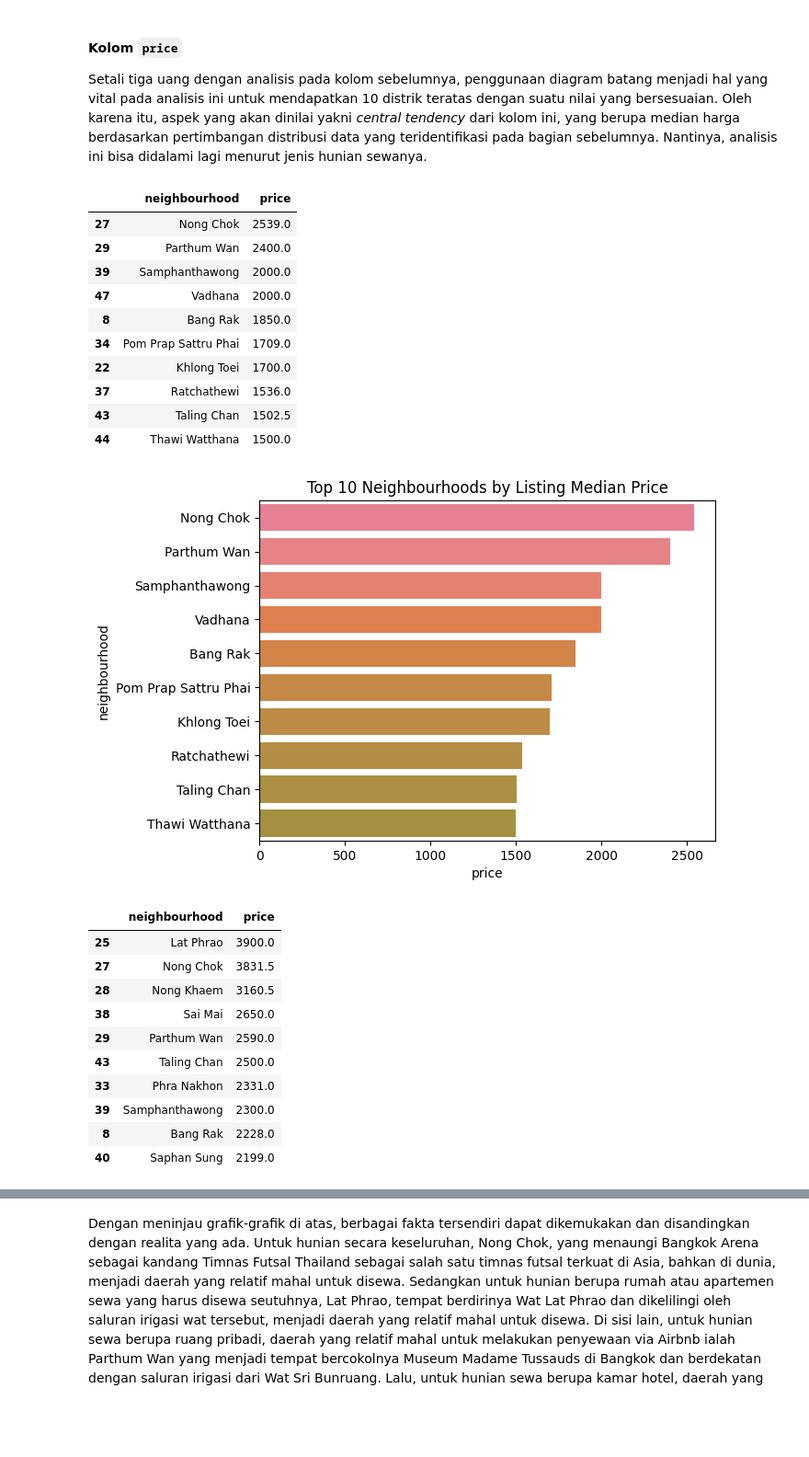
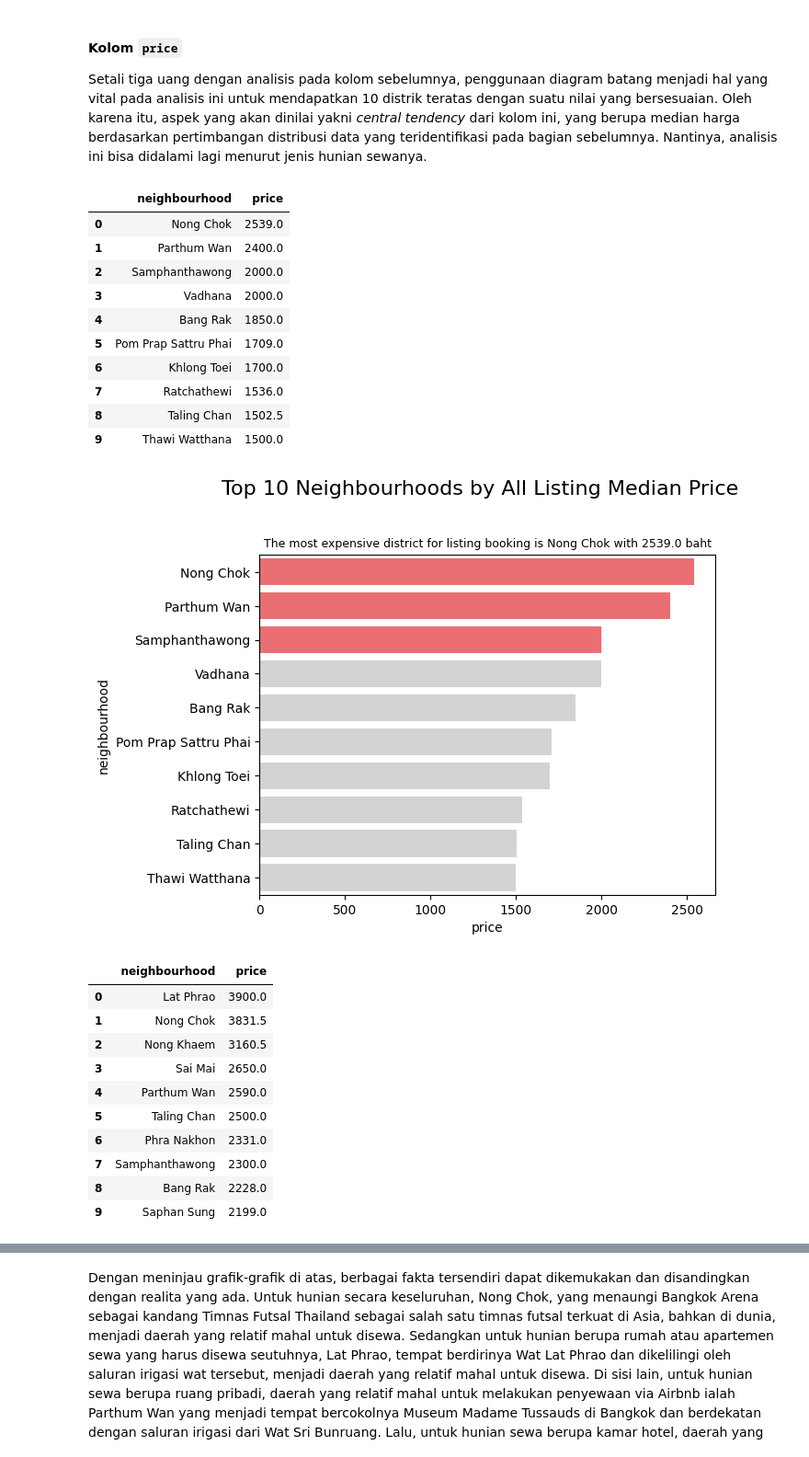
Before and after one commit to mrarvandy/capstone-project-module-2-jcdsol-016, a Jupyter notebook: data-analysis.ipynb, the cells around one changed output, grey strips where cells are left out. Shown at 92% size. Saved outputs shown, nothing was run; the diff lists cells and outputs as text; code cells hidden in the pictures; blank space fills up the shorter version.

```diff
--- a/data-analysis.ipynb
+++ b/data-analysis.ipynb
@@ -136,7 +137,7 @@ for column in df_numeric_columns:
     if (column not in ['id', 'host_id', 'latitude', 'longitude']):
         rowNum = plotPoint // 3
         colNum = plotPoint % 3
-        sns.histplot(data = df[column].dropna(), kde = True, ax = axes[rowNum, colNum], bins = 25)
+        sns.histplot(data = df[column].dropna(), kde = True, ax = axes[rowNum, colNum], bins = 25, color = '#FF5A5F')
         plotPoint += 1
 fig.delaxes(axes[2,1])
 fig.delaxes(axes[2,2])
@@ -151,7 +152,7 @@ for column in df_numeric_columns:
     if (column not in ['id', 'host_id', 'latitude', 'longitude']):
         rowNum = plotPoint // 3
         colNum = plotPoint % 3
-        sns.boxplot(data = df[column].dropna(), ax = axes[rowNum, colNum])
+        sns.boxplot(data = df[column].dropna(), ax = axes[rowNum, colNum], color = '#FF5A5F')
         plotPoint += 1
 fig.delaxes(axes[2,1])
 fig.delaxes(axes[2,2])
@@ -1034,8 +1041,10 @@ Pada kolom ini, diperlakukan analisis untuk kuantifikasi pencacahan berapa banya
 # %%
 display(df['neighbourhood'].value_counts().reset_index().head(10))
 
-sns.countplot(data = df, y = 'neighbourhood', hue = 'neighbourhood', order = df.neighbourhood.value_counts().iloc[:10].index)
-plt.title('Top 10 Neighbourhoods by Listing Amounts')
+cols = ['#FF5A5F' if x < 3 else 'lightgrey' for x in df['neighbourhood'].value_counts().reset_index().index]
+sns.countplot(data = df, y = 'neighbourhood', order = df.neighbourhood.value_counts().iloc[:10].index, palette = cols)
+plt.suptitle('Top 10 Neighbourhoods by Listing Amounts', y = 1.05, fontsize = 16)
+plt.title(f'The most ludicrous district for listing booking is {df['neighbourhood'].value_counts().reset_index().sort_values(by = 'count', ascending = False).iloc[0, 0]} with {df['neighbourhood'].value_counts().reset_index().sort_values(by = 'count', ascending = False).iloc[0, 1]} listings available', wrap = True, horizontalalignment = 'center', fontsize = 9)
 plt.show()
 
 roomTypeList = df['room_type'].unique().tolist()
@@ -1043,8 +1052,10 @@ roomTypeList = df['room_type'].unique().tolist()
 for i in range(len(roomTypeList)):
     display(df[df['room_type'] == roomTypeList[i]]['neighbourhood'].value_counts().reset_index().head(10))
 
-    sns.countplot(data = df[df['room_type'] == roomTypeList[i]], y = 'neighbourhood', order = df[df['room_type'] == roomTypeList[i]].neighbourhood.value_counts().iloc[:10].index)
-    plt.title(f'Top 10 Neighbourhoods by {roomTypeList[i].title()} Listing Amounts')
+    cols_sub = ['#FF5A5F' if x < 3 else 'lightgrey' for x in df[df['room_type'] == roomTypeList[i]]['neighbourhood'].value_counts().reset_index().index]
+    sns.countplot(data = df[df['room_type'] == roomTypeList[i]], y = 'neighbourhood', order = df[df['room_type'] == roomTypeList[i]].neighbourhood.value_counts().iloc[:10].index, palette = cols_sub)
+    plt.suptitle(f'Top 10 Neighbourhoods by {roomTypeList[i].title()} Listing Amounts', y = 1.05, fontsize = 16)
+    plt.title(f'The most ludicrous district for listing booking is {df[df['room_type'] == roomTypeList[i]]['neighbourhood'].value_counts().reset_index().sort_values(by = 'count', ascending = False).iloc[0, 0]} with {df[df['room_type'] == roomTypeList[i]]['neighbourhood'].value_counts().reset_index().sort_values(by = 'count', ascending = False).iloc[0, 1]} listings available', wrap = True, horizontalalignment = 'center', fontsize = 9)
     plt.show()
 # %% [output]
 |  | neighbourhood | count |
@@ -1114,41 +1125,53 @@ Dari semua visualisasi di atas, dapat disimpulkan bahwa mayoritas *listing* Airb
 
 Setali tiga uang dengan analisis pada kolom sebelumnya, penggunaan diagram batang menjadi hal yang vital pada analisis ini untuk mendapatkan 10 distrik teratas dengan suatu nilai yang bersesuaian. Oleh karena itu, aspek yang akan dinilai yakni *central tendency* dari kolom ini, yang berupa median harga berdasarkan pertimbangan distribusi data yang teridentifikasi pada bagian sebelumnya. Nantinya, analisis ini bisa didalami lagi menurut jenis hunian sewanya.
 # %%
-df_top10_price = df.groupby(['neighbourhood'])['price'].median().reset_index().sort_values(by = 'price', ascending = False)
+df_top10_price = df.groupby(['neighbourhood'])['price'].median().reset_index().sort_values(by = 'price', ascending = False, ignore_index = True)
 display(df_top10_price.head(10))
 
-sns.barplot(data = df_top10_price, y = 'neighbourhood', x = 'price', order = df_top10_price.sort_values(by = 'price', ascending = False).neighbourhood.iloc[:10], hue = 'neighbourhood')
-plt.title('Top 10 Neighbourhoods by Listing Median Price')
+cols = ['#FF5A5F' if x < 3 else 'lightgrey' for x in df_top10_price.index]
+sns.barplot(data = df_top10_price, y = 'neighbourhood', x = 'price', order = df_top10_price.sort_values(by = 'price', ascending = False).neighbourhood.iloc[:10], palette = cols)
+plt.suptitle(f'Top 10 Neighbourhoods by All Listing Median Price', y = 1.05, fontsize = 16)
+plt.title(f'The most expensive district for listing booking is {df_top10_price.iloc[0, 0]} with {df_top10_price.iloc[0, 1]} baht', wrap = True, horizontalalignment = 'center', fontsize = 9)
 plt.show()
 
 for i in range(len(roomTypeList)):
-    df_top10_price_sub = df[df['room_type'] == roomTypeList[i]].groupby(['neighbourhood'])['price'].median().reset_index().sort_values(by = 'price', ascending = False)
+    df_top10_price_sub = df[df['room_type'] == roomTypeList[i]].groupby(['neighbourhood'])['price'].median().reset_index().sort_values(by = 'price', ascending = False, ignore_index = True)
     display(df_top10_price_sub.head(10))
 
-    sns.barplot(data = df_top10_price_sub, y = 'neighbourhood', x = 'price', order = df_top10_price_sub.sort_values(by = 'price', ascending = False).neighbourhood.iloc[:10])
-    plt.title(f'Top 10 Neighbourhoods by {roomTypeList[i].title()} Median Price')
+    cols_sub = ['#FF5A5F' if x < 3 else 'lightgrey' for x in df_top10_price_sub.index]
+    sns.barplot(data = df_top10_price_sub, y = 'neighbourhood', x = 'price', order = df_top10_price_sub.sort_values(by = 'price', ascending = False).neighbourhood.iloc[:10], palette = cols)
+    plt.suptitle(f'Top 10 Neighbourhoods by {roomTypeList[i].title()} Listing Median Price', y = 1.05, fontsize = 16)
+    plt.title(f'The most expensive district for listing booking is {df_top10_price_sub.iloc[0, 0]} with {df_top10_price_sub.iloc[0, 1]} baht', wrap = True, horizontalalignment = 'center', fontsize = 9)
     plt.show()
+
+df_price = df.groupby(['room_type'])['price'].median().reset_index().sort_values(by = 'price', ascending = False)
+display(df_price)
+
+sns.barplot(data = df_price, y = 'room_type', x = 'price', order = df_price.sort_values(by = 'price', ascending = False).room_type, hue = 'room_type')
+plt.suptitle(f'Listing Median Price by Room Type', y = 1.05, fontsize = 16)
+plt.title(f'The most expensive room type for listing booking is {df_price.iloc[0, 0].lower()} with {df_price.iloc[0, 1]} baht', wrap = True, horizontalalignment = 'center', fontsize = 9)
+plt.show()
 # %% [output]
 |  | neighbourhood | price |
-| 27 | Nong Chok | 2539.0 |
-| 29 | Parthum Wan | 2400.0 |
-| 39 | Samphanthawong | 2000.0 |
-| 47 | Vadhana | 2000.0 |
-| 8 | Bang Rak | 1850.0 |
-| 34 | Pom Prap Sattru Phai | 1709.0 |
-| 22 | Khlong Toei | 1700.0 |
-| 37 | Ratchathewi | 1536.0 |
-| 43 | Taling Chan | 1502.5 |
-| 44 | Thawi Watthana | 1500.0 |
+| 0 | Nong Chok | 2539.0 |
+| 1 | Parthum Wan | 2400.0 |
+| 2 | Samphanthawong | 2000.0 |
+| 3 | Vadhana | 2000.0 |
+| 4 | Bang Rak | 1850.0 |
+| 5 | Pom Prap Sattru Phai | 1709.0 |
+| 6 | Khlong Toei | 1700.0 |
+| 7 | Ratchathewi | 1536.0 |
+| 8 | Taling Chan | 1502.5 |
+| 9 | Thawi Watthana | 1500.0 |
-[figure, old version]
+[figure, new version]
 |  | neighbourhood | price |
-| 25 | Lat Phrao | 3900.0 |
-| 27 | Nong Chok | 3831.5 |
-| 28 | Nong Khaem | 3160.5 |
-| 38 | Sai Mai | 2650.0 |
-| 29 | Parthum Wan | 2590.0 |
-| 43 | Taling Chan | 2500.0 |
-| 33 | Phra Nakhon | 2331.0 |
-| 39 | Samphanthawong | 2300.0 |
+| 0 | Lat Phrao | 3900.0 |
+| 1 | Nong Chok | 3831.5 |
+| 2 | Nong Khaem | 3160.5 |
+| 3 | Sai Mai | 2650.0 |
+| 4 | Parthum Wan | 2590.0 |
+| 5 | Taling Chan | 2500.0 |
+| 6 | Phra Nakhon | 2331.0 |
+| 7 | Samphanthawong | 2300.0 |
 | 8 | Bang Rak | 2228.0 |
-| 40 | Saphan Sung | 2199.0 |
+| 9 | Saphan Sung | 2199.0 |
```
Also changed, not shown: parts of 21 cells of this notebook.
